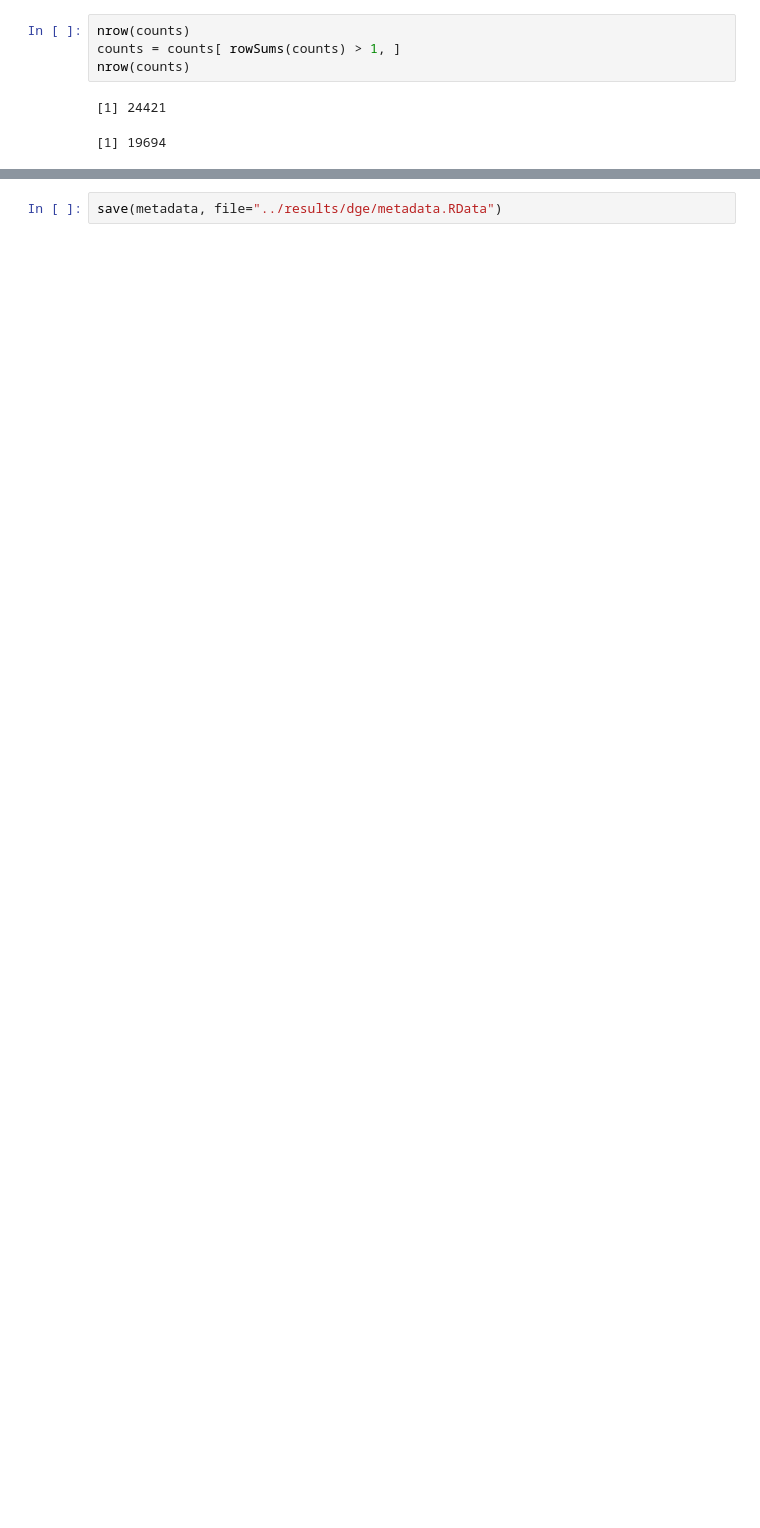
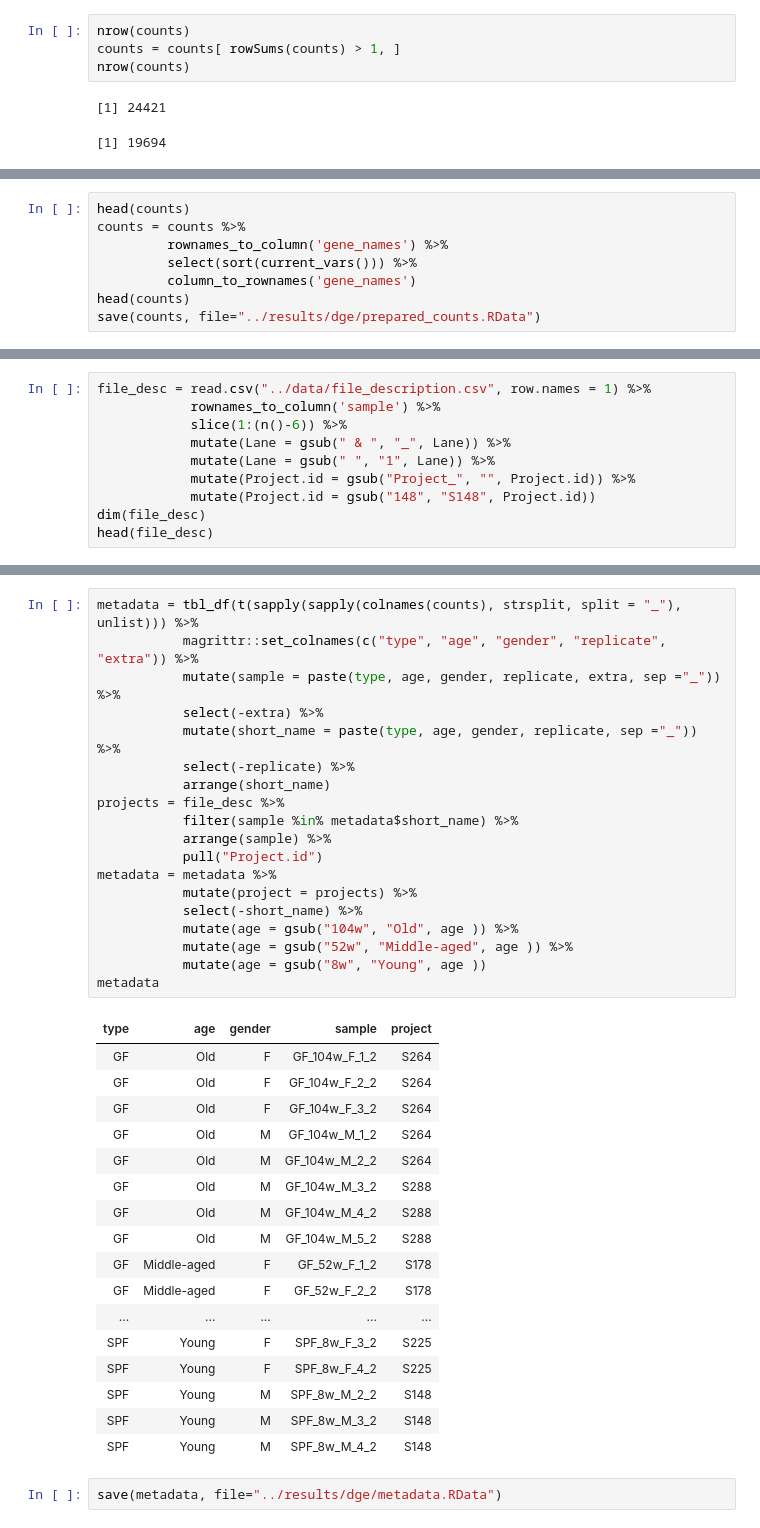
Before and after one commit to anuprulez/amma, a Jupyter notebook: src/prepare_data.ipynb, the cells around one changed output, grey strips where cells are left out. Saved outputs shown, nothing was run; the diff lists cells and outputs as text; blank space fills up the shorter version.

Commit message:
Clean, add extra information, re-run notebooks

```diff
--- a/src/prepare_data.ipynb
+++ b/src/prepare_data.ipynb
@@ -113,0 +129,8 @@ head(new_names)
+# %%
+head(counts)
+counts = counts %>%
+         rownames_to_column('gene_names') %>%
+         select(sort(current_vars())) %>%
+         column_to_rownames('gene_names')
+head(counts)
+save(counts, file="../results/dge/prepared_counts.RData")
@@ -170,0 +161,10 @@ metadata
+# %%
+file_desc = read.csv("../data/file_description.csv", row.names = 1) %>%
+            rownames_to_column('sample') %>%
+            slice(1:(n()-6)) %>%
+            mutate(Lane = gsub(" & ", "_", Lane)) %>%
+            mutate(Lane = gsub(" ", "1", Lane)) %>%
+            mutate(Project.id = gsub("Project_", "", Project.id)) %>%
+            mutate(Project.id = gsub("148", "S148", Project.id))
+dim(file_desc)
+head(file_desc)
@@ -171,2 +188,39 @@ metadata
+# %%
+metadata = tbl_df(t(sapply(sapply(colnames(counts), strsplit, split = "_"), unlist))) %>%
+           magrittr::set_colnames(c("type", "age", "gender", "replicate", "extra")) %>%
+           mutate(sample = paste(type, age, gender, replicate, extra, sep ="_")) %>%
+           select(-extra) %>%
+           mutate(short_name = paste(type, age, gender, replicate, sep ="_")) %>%
+           select(-replicate) %>%
+           arrange(short_name)
+projects = file_desc %>%
+           filter(sample %in% metadata$short_name) %>%
+           arrange(sample) %>%
+           pull("Project.id")
+metadata = metadata %>%
+           mutate(project = projects) %>%
+           select(-short_name) %>%
+           mutate(age = gsub("104w", "Old", age )) %>%
+           mutate(age = gsub("52w", "Middle-aged", age )) %>%
+           mutate(age = gsub("8w", "Young", age ))
+metadata
+# %% [output]
+| type | age | gender | sample | project |
+| GF | Old | F | GF_104w_F_1_2 | S264 |
+| GF | Old | F | GF_104w_F_2_2 | S264 |
+| GF | Old | F | GF_104w_F_3_2 | S264 |
+| GF | Old | M | GF_104w_M_1_2 | S264 |
+| GF | Old | M | GF_104w_M_2_2 | S264 |
+| GF | Old | M | GF_104w_M_3_2 | S288 |
+| GF | Old | M | GF_104w_M_4_2 | S288 |
+| GF | Old | M | GF_104w_M_5_2 | S288 |
+| GF | Middle-aged | F | GF_52w_F_1_2 | S178 |
+| GF | Middle-aged | F | GF_52w_F_2_2 | S178 |
+| ... | ... | ... | ... | ... |
+| SPF | Young | F | SPF_8w_F_3_2 | S225 |
+| SPF | Young | F | SPF_8w_F_4_2 | S225 |
+| SPF | Young | M | SPF_8w_M_2_2 | S148 |
+| SPF | Young | M | SPF_8w_M_3_2 | S148 |
+| SPF | Young | M | SPF_8w_M_4_2 | S148 |
 # %%
 save(metadata, file="../results/dge/metadata.RData")
```
Also changed, not shown: parts of 22 cells of this notebook, 51 other files.
